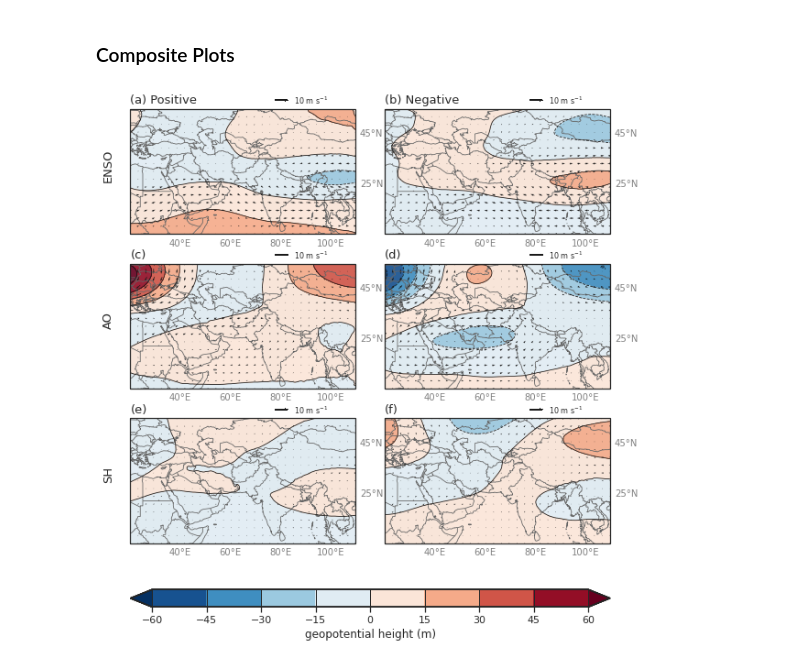
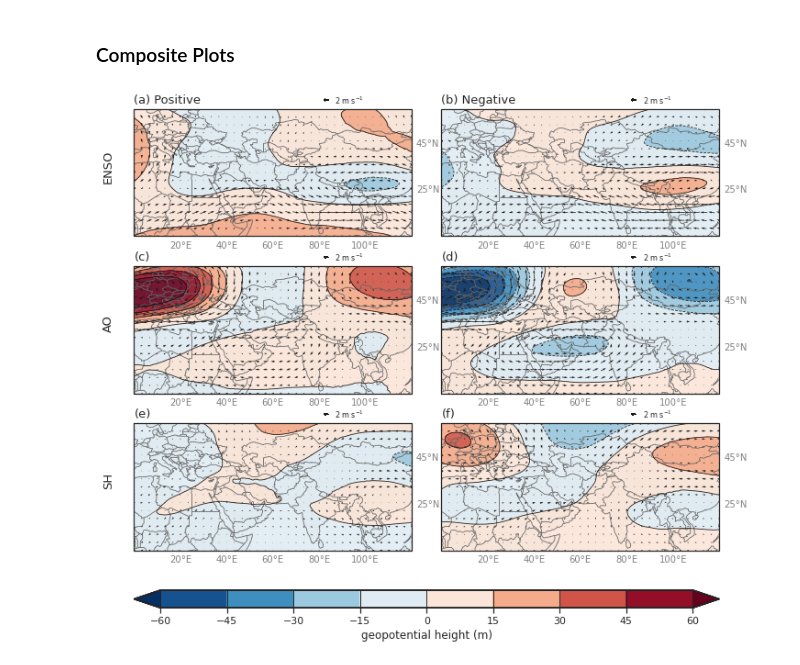
Before and after one commit to dlnash/AR_types, a Jupyter notebook: analysis/composites_climate_indices.ipynb, the cells around one changed output. Drawn from its saved outputs; the diff is of its cells as text; code cells hidden in the pictures.

```diff
--- a/analysis/composites_climate_indices.ipynb
+++ b/analysis/composites_climate_indices.ipynb
@@ -136,7 +136,7 @@ df_stat
 cli_lst1 = ['ENSO', 'AO', 'SH']
 cli_lst2 = [['AO', 'SH'], ['ENSO', 'SH'], ['ENSO', 'AO']]
 
-for i, (cli1, cli2, cond) in enumerate(zip(cli_lst1, cli_lst2, cond_lst)):
+for i, (cli1, cli2) in enumerate(zip(cli_lst1, cli_lst2)):
     idx = (df_stat[cli1] == 1) & (df_stat[cli2[0]] == 0) & (df_stat[cli2[1]] == 0)
     subset_df = df_stat.loc[idx]
     print('Number of unique', cli1, 'positive days', len(subset_df))
@@ -198,10 +198,10 @@ def preprocess(ds):
 f = []
 
 # Select lat/lon grid
-lonmin = 20
-lonmax = 110
+lonmin = 0
+lonmax = 120
 latmin = 5
-latmax = 55
+latmax = 60
 
 
 for p, plot_dict in enumerate(plot_dicts):
@@ -297,7 +297,7 @@ nrows = 3
 ncols = 2
 row_lbl = ['ENSO', '', 'AO', '', 'SH', '']
 plt_lbl = ['(a) Positive', '(b) Negative', '(c)', '(d)', '(e)', '(f)']
-ext1 = [20, 110, 5, 55]
+ext1 = [0, 120, 5, 60]
 
 cli_lst = ['ENSO']*2 + ['AO']*2 + ['SH']*2
 cond_lst = [1, -1]*3
@@ -310,7 +310,7 @@ axes_class = (GeoAxes,dict(map_projection=mapcrs))
 axgr = AxesGrid(fig, 111, axes_class=axes_class,
             nrows_ncols=(nrows, 2), axes_pad = 0.45,
             cbar_location='bottom', cbar_mode='single',
-            cbar_pad=0.25, cbar_size='7%',label_mode='',
+            cbar_pad=0.15, cbar_size='7%',label_mode='',
             direction='row')
 
 
@@ -338,33 +338,33 @@ for k, (ax, cli, cond) in enumerate(zip(axgr, cli_lst, cond_lst)):
     # Wind barbs / vectors
     Q = ax.quiver(lons, lats, uvec, vvec, transform=datacrs,
                   color='k', regrid_shape=17, pivot='middle',
-                  angles='xy', scale_units='xy', scale=plot_dict['quiver_scale'], units='xy')
+                  angles='xy', scale_units='xy', scale=1, units='xy')
 
     # quiver key
-    qk = ax.quiverkey(Q, 0.7, 1.07, plot_dict['quiver_key'], plot_dict['quiver_key_lbl'], labelpos='E',
+    qk = ax.quiverkey(Q, 0.7, 1.07, 2, '2 m s$^{-1}$', labelpos='E',
                           coordinates='axes', fontproperties={'size': 8.0})
 
     # Contour Lines (250-hPa Heights ALL)
     clevs = cflevs
     cs = ax.contour(lons, lats, hgts, transform=datacrs,
                     levels=clevs, colors='k', linewidths=0.8)
 
     # subtitles
     ax.set_title(plt_lbl[k], loc='left',fontsize=13)
     # Row labels
     ax.text(-0.07, 0.55, row_lbl[k], va='bottom', ha='center',
         rotation='vertical', rotation_mode='anchor', fontsize=13,
         transform=ax.transAxes)
 
     # Colorbar (single)
     cb = fig.colorbar(cf, axgr.cbar_axes[0], orientation='horizontal', drawedges=True)
     cb.set_label(plot_dict['cb_label'])
 
 
 # Save figure
 plt.savefig(filepath, dpi=300, bbox_inches='tight')
 
 # Show
 plt.show()
 # %% [output]
-[figure, old version]
+[figure, new version]
```
Also changed, not shown: parts of 3 cells of this notebook, 7 other files.
